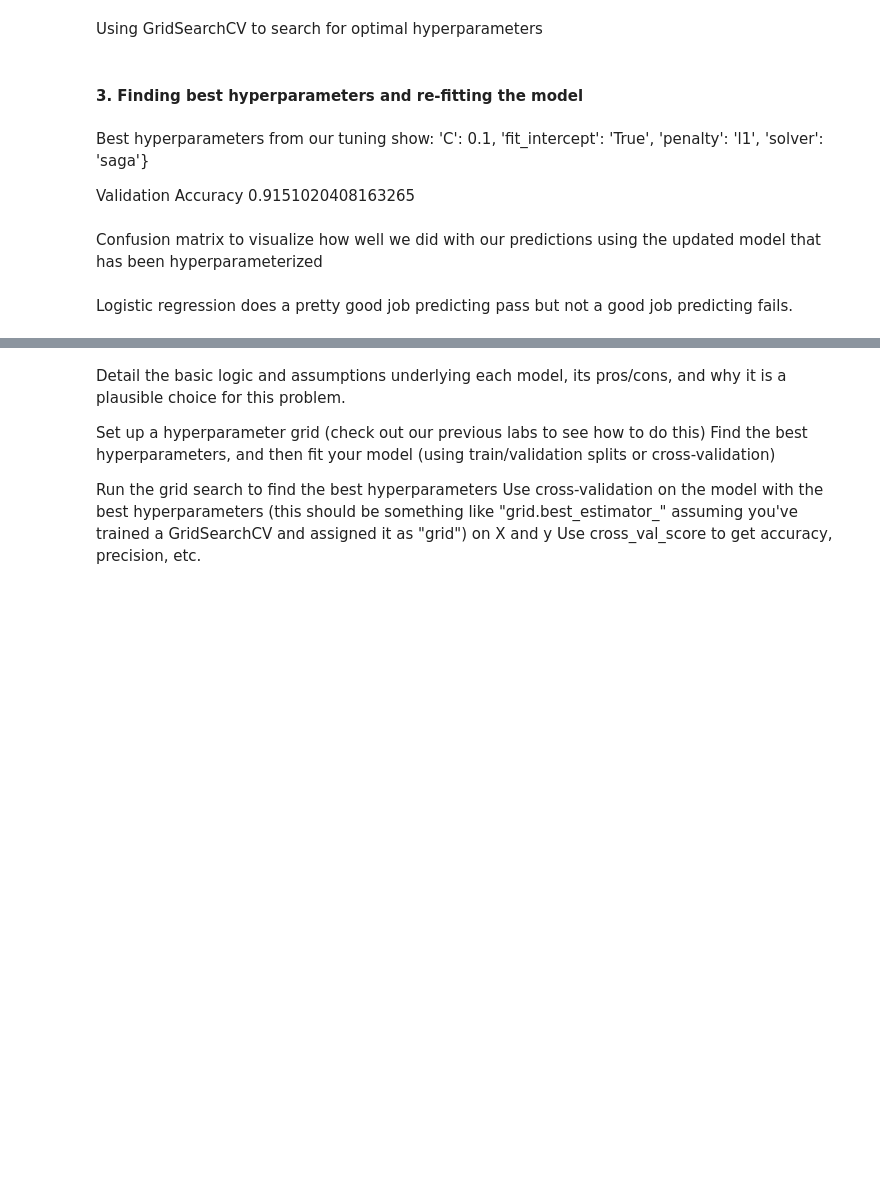
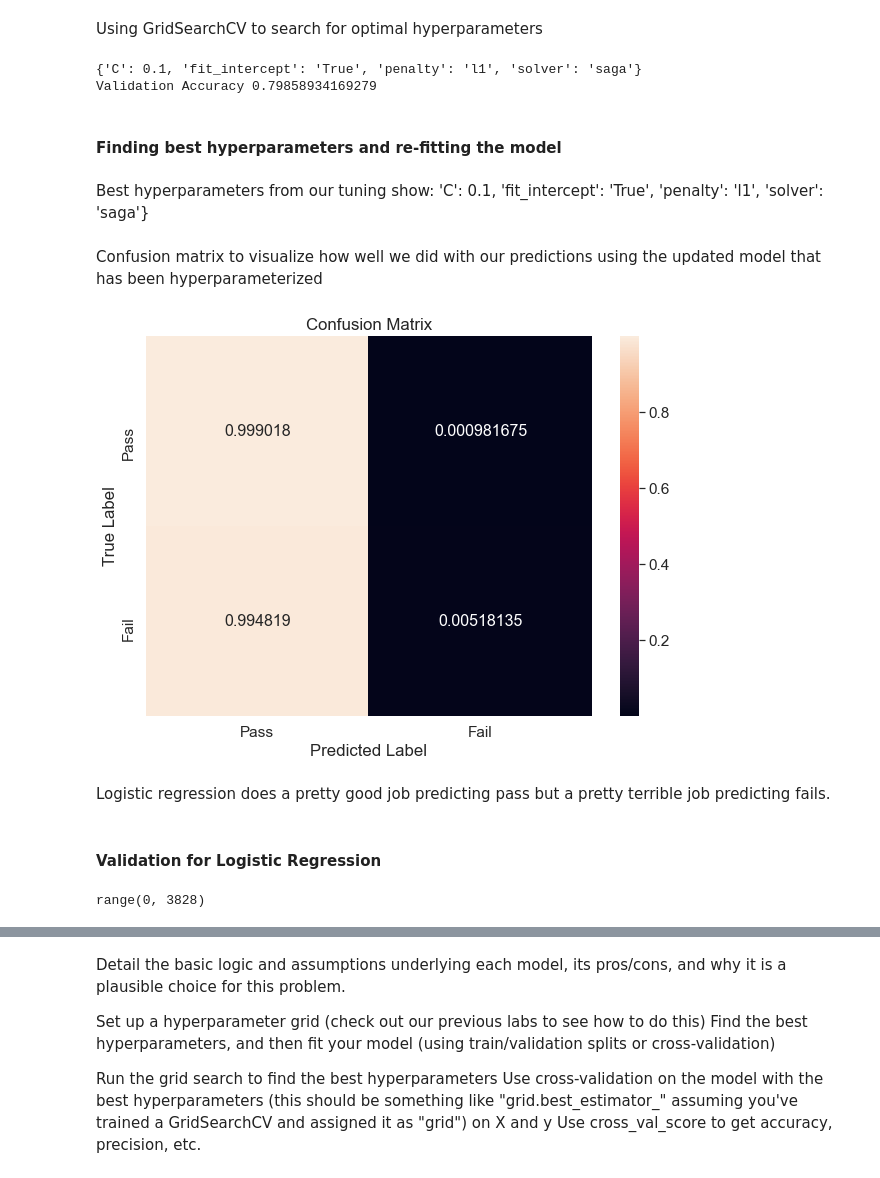
Before and after one commit to ElizabethBreen/CSS_Project3_Team2, a Jupyter notebook: Project 3 Students.ipynb, the cells around one changed output, grey strips where cells are left out. Drawn from its saved outputs; the diff is of its cells as text; code cells hidden in the pictures; blank space fills up the shorter version.

```diff
--- a/Project 3 Students.ipynb
+++ b/Project 3 Students.ipynb
@@ -258,11 +273,8 @@ X.drop(to_drop, axis=1, inplace=True)
 # Set seed
 np.random.seed(10)
 
-X_train, X_test, y_train, y_test = train_test_split(X, y, train_size = .80, test_size=0.20,
-                                                   stratify=y)
-
-X_train, X_validate, y_train, y_validate = train_test_split(X_train, y_train, train_size = .75, test_size = .25,
-                                                           stratify = y_train)
+X_train, X_validate, y_train, y_validate = train_test_split(X, y, train_size = .75, test_size = .25,
+                                                           stratify = y)
 # %% [markdown]
 ### Model 1 - SVM
 # %% [markdown]
@@ -348,9 +389,0 @@ Splitting the data into train, validation, and test sets.
-# %%
-# Set seed
-np.random.seed(10)
-
-X_train, X_test, y_train, y_test = train_test_split(X, y, train_size = .80, test_size=0.20,
-                                                   stratify=y)
-
-X_train, X_validate, y_train, y_validate = train_test_split(X_train, y_train, train_size = .75, test_size = .20,
-                                                           stratify = y_train)
@@ -367,11 +402,6 @@ logit_pred = logit_model.predict(X_validate)
 # %% [markdown]
 Using GridSearchCV to search for optimal hyperparameters
 # %%
-import warnings
-from sklearn.exceptions import DataConversionWarning
-warnings.filterwarnings(action='ignore')
-from sklearn.metrics import accuracy_score
-
 param_grid = {'penalty': ['l1', 'l2', 'elasticnet'],
              'C': np.arange(.1, 1, .1),
                'fit_intercept': ['True', 'False'],
@@ -380,47 +410,54 @@ param_grid = {'penalty': ['l1', 'l2', 'elasticnet'],
 logit_grid = GridSearchCV(logit_model, param_grid, cv=3, iid=False)
 logit_grid.fit(X_train, y_train)
 
-best_index = np.argmax(logit_grid.cv_results_["mean_test_score"])
+best_index = np.argmax(log_grid.cv_results_["mean_test_score"])
 best_logit_pred = logit_grid.best_estimator_.predict(X_validate)
 
 print(logit_grid.cv_results_["params"][best_index])
 print('Validation Accuracy', accuracy_score(best_logit_pred, y_validate))
+# %% [output]
+{'C': 0.1, 'fit_intercept': 'True', 'penalty': 'l1', 'solver': 'saga'}
+Validation Accuracy 0.79858934169279
 # %% [markdown]
-#### 3. Finding best hyperparameters and re-fitting the model
+#### Finding best hyperparameters and re-fitting the model
 # %% [markdown]
 Best hyperparameters from our tuning show:
 'C': 0.1, 'fit_intercept': 'True', 'penalty': 'l1', 'solver': 'saga'}
-
-Validation Accuracy 0.9151020408163265
 # %%
 ## Logistic (redone with best hyperparameters) ##
 
+#tried to refit with all optimal parameters but they did not produce a confusion matrix - might it be that
+#the hyperparameters overfit the data? Ended up with C: 0.1 and fit_intercept: True hyperparameters and
+#eliminated the penalty and solver and that ran
+
 # create the model
-logit_reg_update = LogisticRegression(C=0.1, fit_intercept=True, penalty='l1', solver='saga')
+logit_reg = LogisticRegression(C=0.1, fit_intercept = True, )
 
 # fit the model
-logit_model_update = logit_reg_update.fit(X_train, y_train)
+logit_model = logit_reg.fit(X_train, y_train)
 
 # use the model to make predictions
-logit_pred_update = logit_model_update.predict(X_validate)
+logit_pred = logit_model.predict(X_validate)
 # %% [markdown]
 Confusion matrix to visualize how well we did with our predictions using the updated model that has been hyperparameterized
 # %%
-cf_matrix = confusion_matrix(y_validate, logit_pred_update, normalize = "true")
+cf_matrix = confusion_matrix(y_validate, logit_pred, normalize = "true")
 
 df_cm = pd.DataFrame(cf_matrix, range(2),
                   range(2))
 
 df_cm = df_cm.rename(index=str, columns={0: "Pass", 1: "Fail"})
 df_cm.index = ["Pass", "Fail"]
 plt.figure(figsize = (10,7))
 sns.set(font_scale=1.4)#for label size
 sns.heatmap(df_cm,
            annot=True,
            annot_kws={"size": 16},
            fmt='g')
 
 plt.title("Confusion Matrix")
 plt.xlabel("Predicted Label")
 plt.ylabel("True Label")
 plt.show()
+# %% [output]
+[figure, added]
@@ -450,2 +464,8 @@ plt.show()
 # %% [markdown]
-Logistic regression does a pretty good job predicting pass but not a good job predicting fails.
+Logistic regression does a pretty good job predicting pass but a pretty terrible job predicting fails.
+# %% [markdown]
+#### Validation for Logistic Regression
+# %%
+range(len(logit_pred))
+# %% [output]
+range(0, 3828)
```
Also changed, not shown: parts of 64 cells of this notebook.
